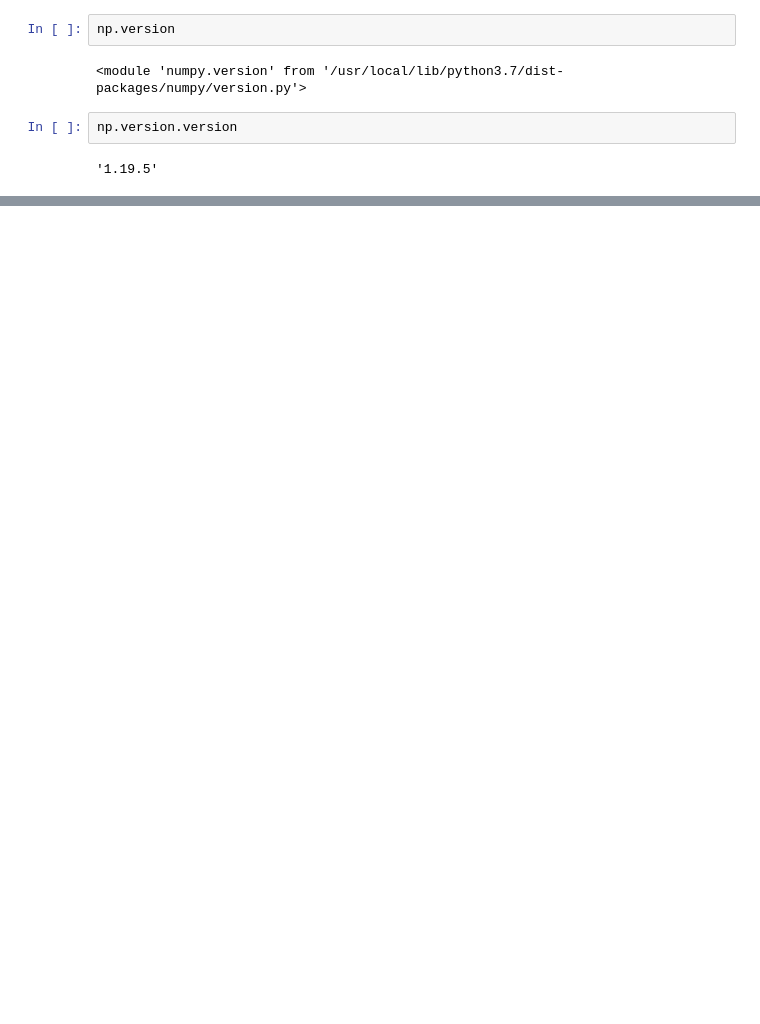
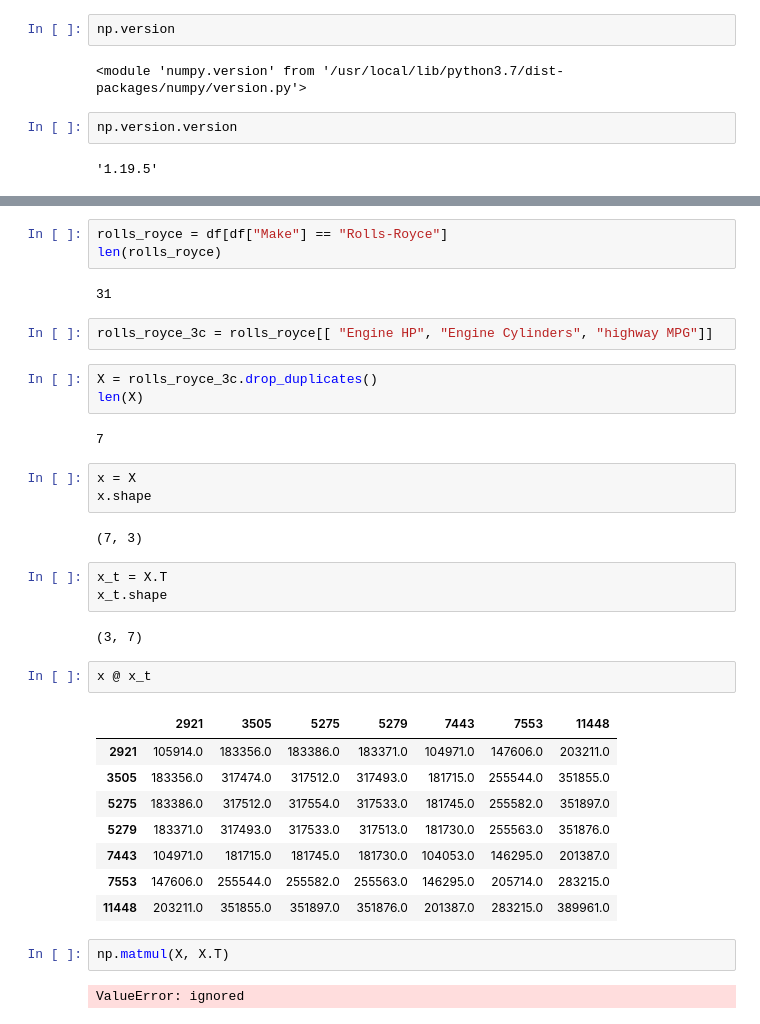
Before and after one commit to BountyHunter1999/Machine-Learning-Zoom-Camp, a Jupyter notebook: Homeworks/Homework #1.ipynb, the cells around one changed output, grey strips where cells are left out. Cells and saved outputs as stored; diff of their text form; blank space fills up the shorter version.

```diff
--- a/Homeworks/Homework #1.ipynb
+++ b/Homeworks/Homework #1.ipynb
@@ -26,0 +157,37 @@ np.version.version
+# %%
+rolls_royce = df[df["Make"] == "Rolls-Royce"]
+len(rolls_royce)
+# %% [output]
+31
+# %%
+rolls_royce_3c = rolls_royce[[ "Engine HP", "Engine Cylinders", "highway MPG"]]
+# %%
+X = rolls_royce_3c.drop_duplicates()
+len(X)
+# %% [output]
+7
+# %%
+x = X
+x.shape
+# %% [output]
+(7, 3)
+# %%
+x_t = X.T
+x_t.shape
+# %% [output]
+(3, 7)
+# %%
+x @ x_t
+# %% [output]
+|  | 2921 | 3505 | 5275 | 5279 | 7443 | 7553 | 11448 |
+| 2921 | 105914.0 | 183356.0 | 183386.0 | 183371.0 | 104971.0 | 147606.0 | 203211.0 |
+| 3505 | 183356.0 | 317474.0 | 317512.0 | 317493.0 | 181715.0 | 255544.0 | 351855.0 |
+| 5275 | 183386.0 | 317512.0 | 317554.0 | 317533.0 | 181745.0 | 255582.0 | 351897.0 |
+| 5279 | 183371.0 | 317493.0 | 317533.0 | 317513.0 | 181730.0 | 255563.0 | 351876.0 |
+| 7443 | 104971.0 | 181715.0 | 181745.0 | 181730.0 | 104053.0 | 146295.0 | 201387.0 |
+| 7553 | 147606.0 | 255544.0 | 255582.0 | 255563.0 | 146295.0 | 205714.0 | 283215.0 |
+| 11448 | 203211.0 | 351855.0 | 351897.0 | 351876.0 | 201387.0 | 283215.0 | 389961.0 |
+# %%
+np.matmul(X, X.T)
+# %% [output]
+ValueError: ignored
```
Also changed, not shown: parts of 30 cells of this notebook.
